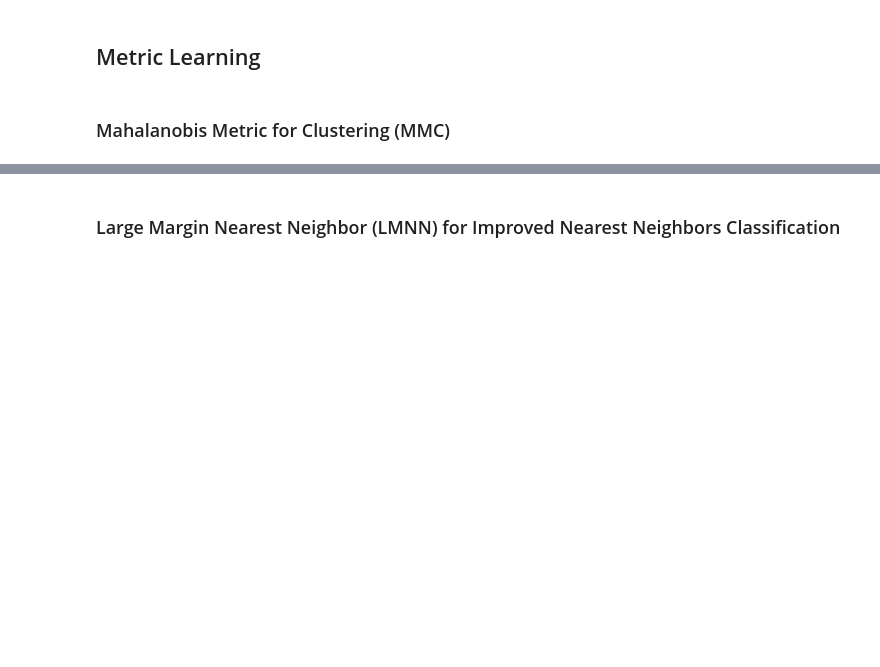
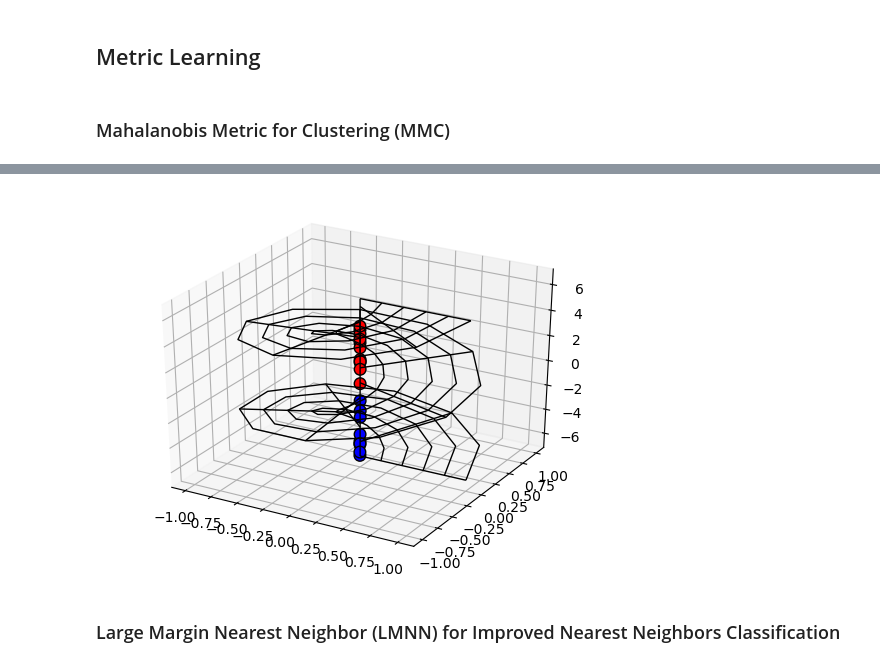
Before and after one commit to drewwilimitis/manifold-metric-learning, a Jupyter notebook: metric_learning.ipynb, the cells around one changed output, grey strips where cells are left out. Drawn from its saved outputs; the diff is of its cells as text; code cells hidden in the pictures; blank space fills up the shorter version.

```diff
--- a/metric_learning.ipynb
+++ b/metric_learning.ipynb
@@ -339,3 +492,31 @@ $$
+# %%
+new_points = []
+for s in sample:
+    new_points.append(np.matmul(L_new, s))
+fig=plt.figure()
+ax = fig.add_subplot(1, 1, 1, projection='3d')
+heli_pts = []
+for s in new_points:
+    heli_pts.append(helicoid_map(s))
+heli_pts = np.array(heli_pts)
+ax.scatter(heli_pts[:,0], heli_pts[:,1], heli_pts[:,2],
+           c=[colors[x] for x in tmp_labels], s=70, edgecolor='black', alpha=1)
+
+angle=360
+n = angle / 360
+u = np.linspace(0, 1, endpoint=True, num=11 * n)
+v = np.linspace(-np.deg2rad(angle), np.deg2rad(angle), endpoint=True, num=22 * n)
+u, v = np.meshgrid(u, v)
+
+x = u * np.cos(v)
+y = u * np.sin(v)
+z = c * v
+
+#ax.plot_surface(x, y, z, cmap=plt.cm.Spectral)
+surf = ax.plot_wireframe(x, y, z, rstride=2, cstride=2, linewidth=1, edgecolor='black')
+plt.show();
+# %% [output]
+[figure, added]
 # %% [markdown]
 ### Large Margin Nearest Neighbor (LMNN) for Improved Nearest Neighbors Classification
 # %% [markdown]
```
Also changed, not shown: parts of 11 cells of this notebook.
